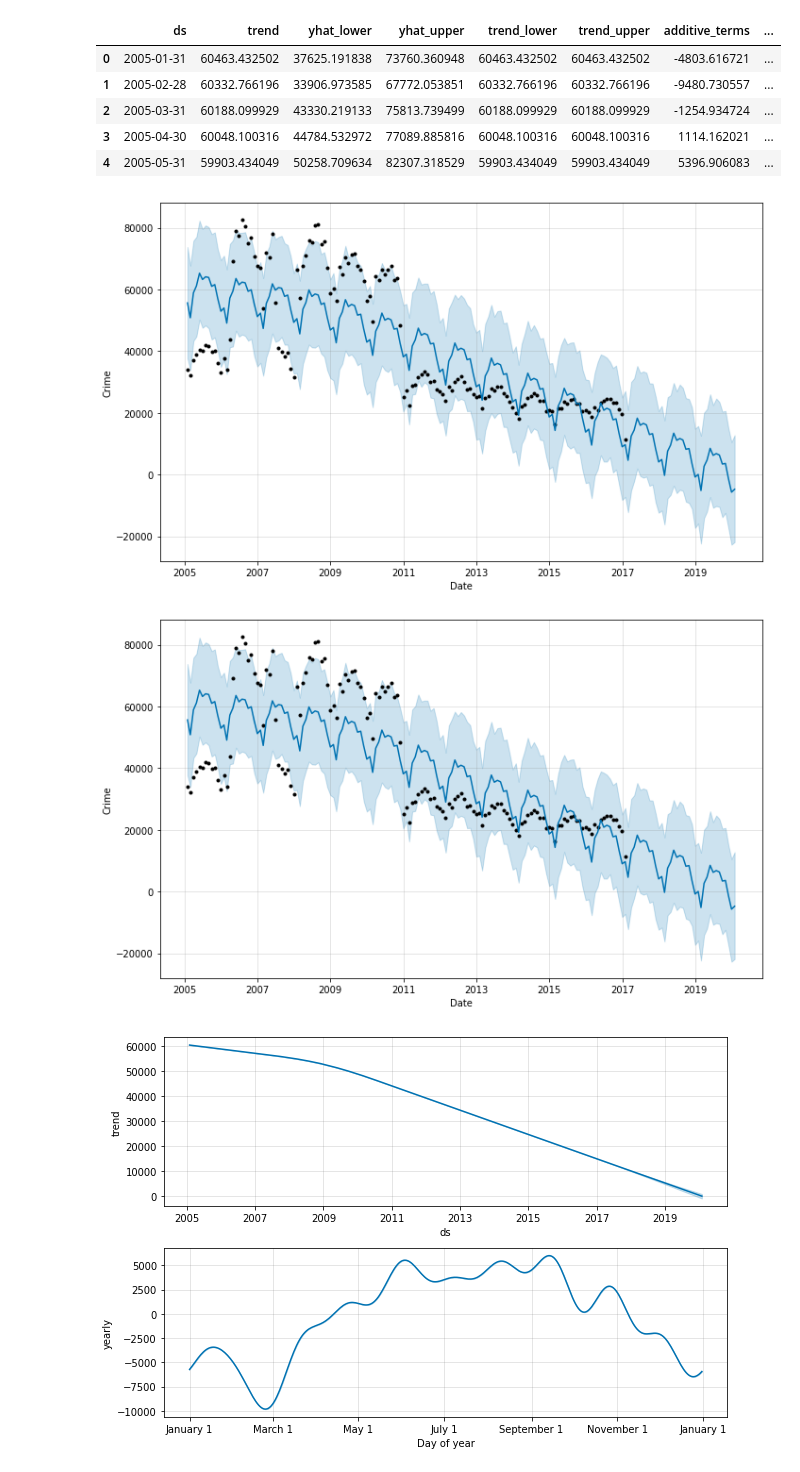
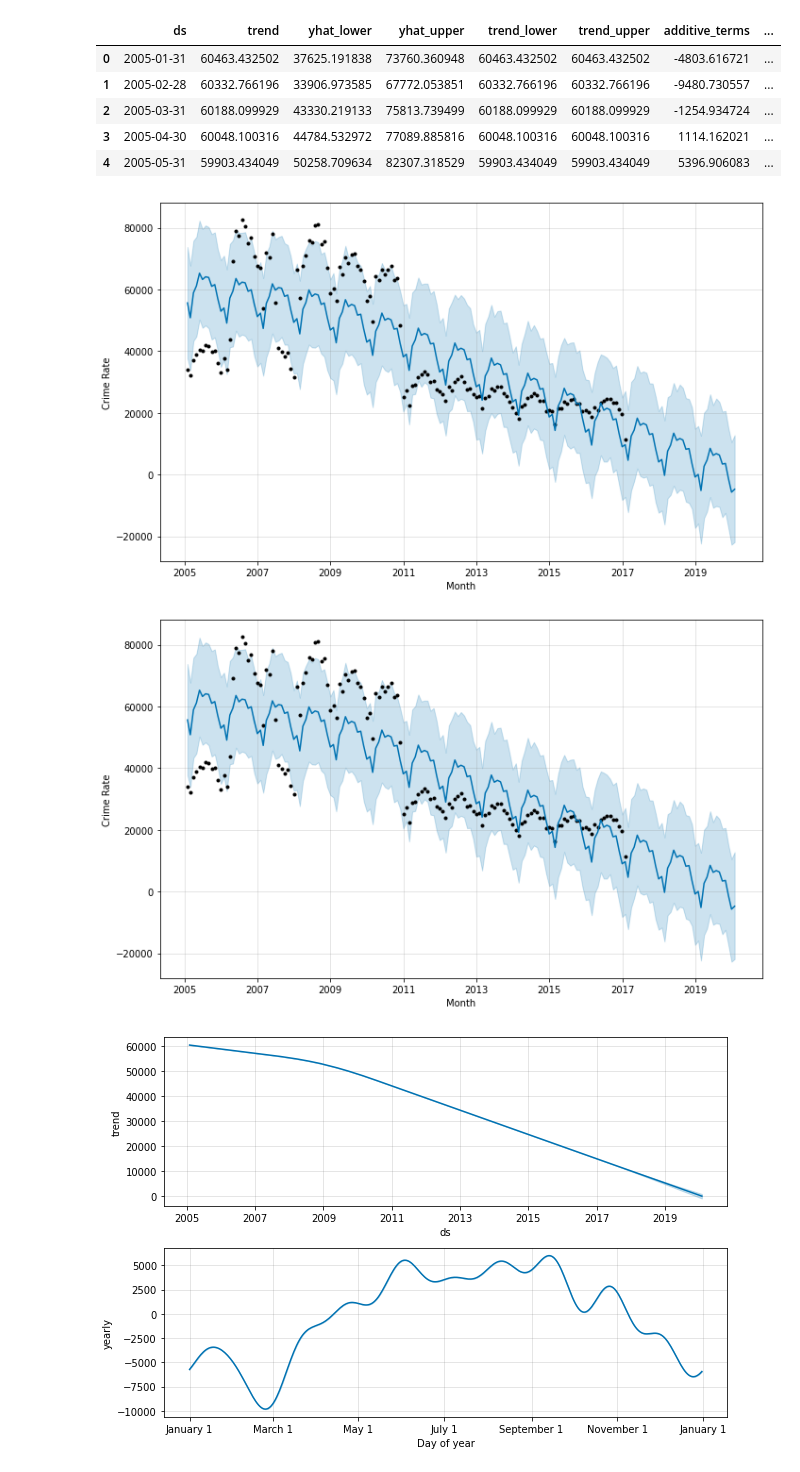
Before and after one commit to rightbin/-, a Jupyter notebook: Prophet을_이용한_chicago_범죄_예측_.ipynb, the cells around one changed output. Drawn from its saved outputs; the diff is of its cells as text; code cells hidden in the pictures.

```diff
--- a/Prophet을_이용한_chicago_범죄_예측_.ipynb
+++ b/Prophet을_이용한_chicago_범죄_예측_.ipynb
@@ -394,10 +395,10 @@ forecast.head()
 | 3 | 2005-04-30 | 60048.100316 | 44784.532972 | 77089.885816 | 60048.100316 | 60048.100316 | 1114.162021 | ... |
 | 4 | 2005-05-31 | 59903.434049 | 50258.709634 | 82307.318529 | 59903.434049 | 59903.434049 | 5396.906083 | ... |
 # %%
-m.plot(forecast,xlabel='Date',ylabel='Crime')
+m.plot(forecast,xlabel='Month',ylabel='Crime Rate')
 # %% [output]
-[figure, old version]
+[figure, new version]
-[figure, old version]
+[figure, new version]
 # %%
 m.plot_components(forecast)
 # %% [output]
```
Also changed, not shown: parts of 2 cells of this notebook.
